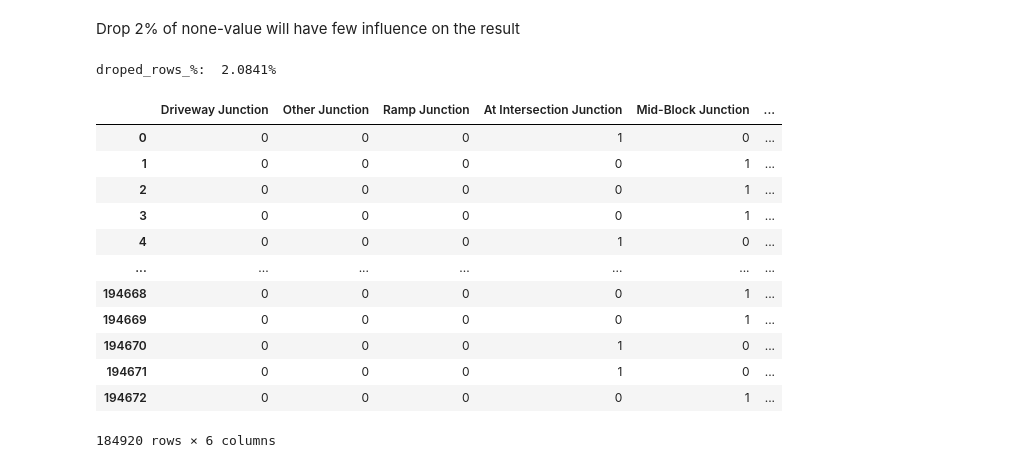
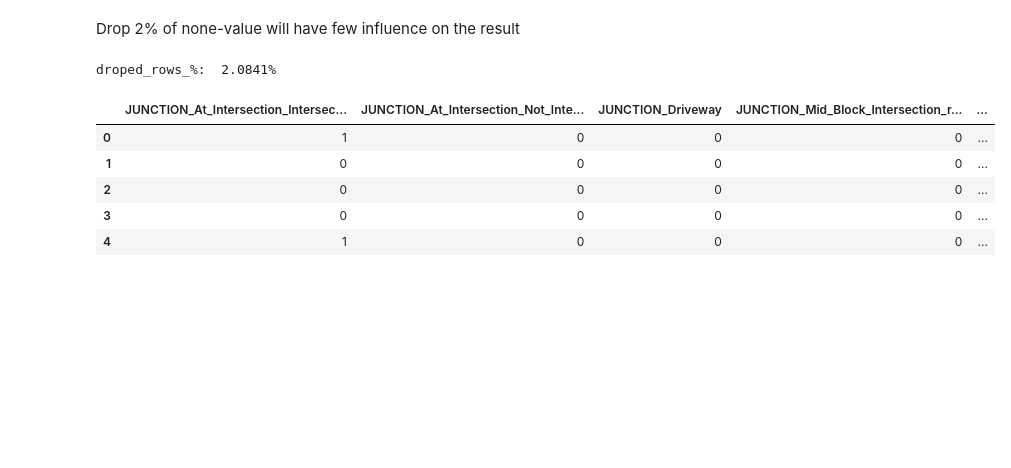
Before and after one commit to maxianren/Coursera_Capstone, a Jupyter notebook: capstone_project.ipynb, the cells around one changed output. Cells and saved outputs as stored; diff of their text form; code cells hidden in the pictures; blank space fills up the shorter version.

```diff
--- a/capstone_project.ipynb
+++ b/capstone_project.ipynb
@@ -298,36 +298,28 @@ print('droped_rows_%: ',"{:0.4%}".format(
      )
 # %% [output]
 droped_rows_%:  2.0841%
-# %%
-#transform JUNCTIONTYPE
-dummy_JUNCTIONTYPE = pd.get_dummies(df["JUNCTIONTYPE"].replace({'Unknown':'Other Junction'}))
-
-dummy_JUNCTIONTYPE['At Intersection Junction']=np.where(
-    dummy_JUNCTIONTYPE['At Intersection (but not related to intersection)']+dummy_JUNCTIONTYPE['At Intersection (intersection related)']>0,
-    1, 0)
-dummy_JUNCTIONTYPE['Mid-Block Junction']=np.where(
-    dummy_JUNCTIONTYPE['Mid-Block (but intersection related)']+dummy_JUNCTIONTYPE['Mid-Block (not related to intersection)']>0,
-    1, 0)
-dummy_JUNCTIONTYPE['Intersection Related']=np.where(
-    dummy_JUNCTIONTYPE['At Intersection (intersection related)']+dummy_JUNCTIONTYPE['Mid-Block (but intersection related)']>0,
-    1, 0)
-
-dummy_JUNCTIONTYPE=dummy_JUNCTIONTYPE.drop(columns=['At Intersection (but not related to intersection)',
-                                                    'At Intersection (intersection related)',
-                                                    'Mid-Block (but intersection related)',
-                                                    'Mid-Block (not related to intersection)'])
-dummy_JUNCTIONTYPE
-# %% [output]
-|  | Driveway Junction | Other Junction | Ramp Junction | At Intersection Junction | Mid-Block Junction | ... |
-| 0 | 0 | 0 | 0 | 1 | 0 | ... |
-| 1 | 0 | 0 | 0 | 0 | 1 | ... |
-| 2 | 0 | 0 | 0 | 0 | 1 | ... |
-| 3 | 0 | 0 | 0 | 0 | 1 | ... |
-| 4 | 0 | 0 | 0 | 1 | 0 | ... |
-| ... | ... | ... | ... | ... | ... | ... |
-| 194668 | 0 | 0 | 0 | 0 | 1 | ... |
-| 194669 | 0 | 0 | 0 | 0 | 1 | ... |
-| 194670 | 0 | 0 | 0 | 1 | 0 | ... |
-| 194671 | 0 | 0 | 0 | 1 | 0 | ... |
-| 194672 | 0 | 0 | 0 | 0 | 1 | ... |
-184920 rows × 6 columns
+# %%
+#transform JUNCTIONTYPE
+dummy_JUNCTIONTYPE = pd.get_dummies(df["JUNCTIONTYPE"]\
+                                    .drop(df[df["JUNCTIONTYPE"]=='Unknown'].index)\
+                                    .replace({'Mid-Block (not related to intersection)':'JUNCTION_Mid_Block_Not_Intersection_related',
+                                              'At Intersection (intersection related)':'JUNCTION_At_Intersection_Intersection_related',
+                                              'Mid-Block (but intersection related)':'JUNCTION_Mid_Block_Intersection_related',
+                                              'At Intersection (but not related to intersection)':'JUNCTION_At_Intersection_Not_Intersection_related',
+                                              'Driveway Junction':'JUNCTION_Driveway',
+                                              'Ramp Junction':'JUNCTION_Ramp'}))
+
+#create new column under multiple condition
+#dummy_JUNCTIONTYPE['At Intersection Junction']=np.where(
+#    dummy_JUNCTIONTYPE['At Intersection (but not related to intersection)']+dummy_JUNCTIONTYPE['At Intersection (intersection related)']>0,1, 0)
+
+
+
+dummy_JUNCTIONTYPE.head()
+# %% [output]
+|  | JUNCTION_At_Intersection_Intersec... | JUNCTION_At_Intersection_Not_Inte... | JUNCTION_Driveway | JUNCTION_Mid_Block_Intersection_r... | ... |
+| 0 | 1 | 0 | 0 | 0 | ... |
+| 1 | 0 | 0 | 0 | 0 | ... |
+| 2 | 0 | 0 | 0 | 0 | ... |
+| 3 | 0 | 0 | 0 | 0 | ... |
+| 4 | 1 | 0 | 0 | 0 | ... |
```
Also changed, not shown: parts of 4 cells of this notebook.
